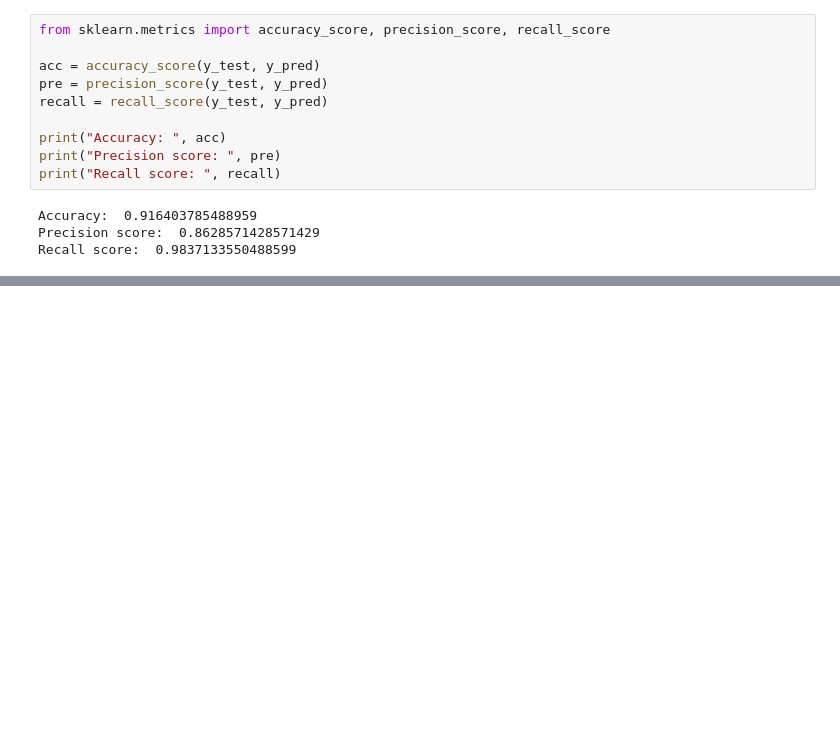
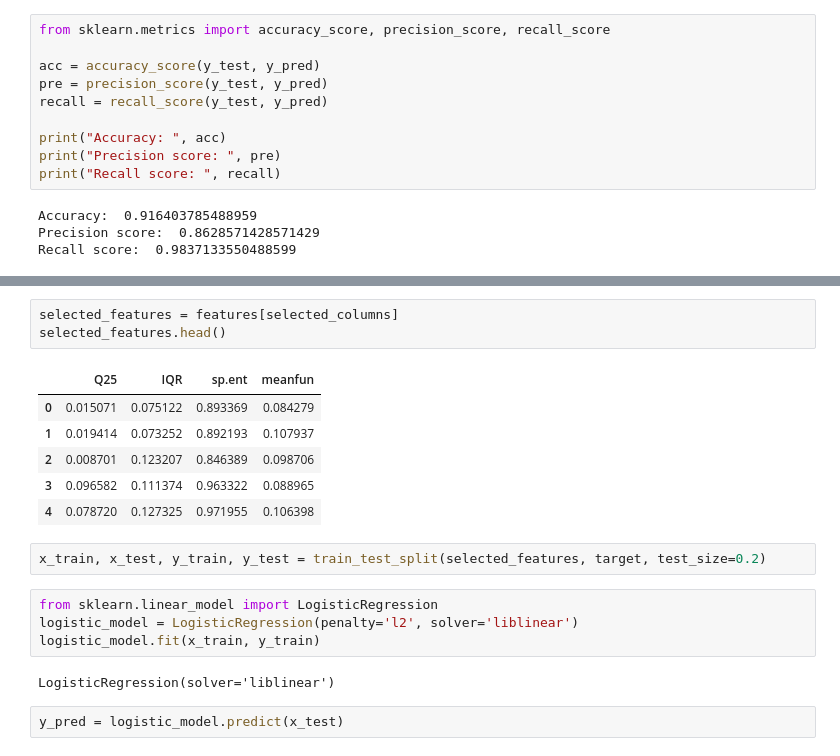
Before and after one commit to Crazz-Zaac/Predictive-model-implementation, a Jupyter notebook: LogisticRegression.ipynb, the cells around one changed output, grey strips where cells are left out. Cells and saved outputs as stored; diff of their text form; blank space fills up the shorter version.

```diff
--- a/LogisticRegression.ipynb
+++ b/LogisticRegression.ipynb
@@ -148,0 +255,20 @@ Recall score:  0.9837133550488599
+# %%
+selected_features = features[selected_columns]
+selected_features.head()
+# %% [output]
+|  | Q25 | IQR | sp.ent | meanfun |
+| 0 | 0.015071 | 0.075122 | 0.893369 | 0.084279 |
+| 1 | 0.019414 | 0.073252 | 0.892193 | 0.107937 |
+| 2 | 0.008701 | 0.123207 | 0.846389 | 0.098706 |
+| 3 | 0.096582 | 0.111374 | 0.963322 | 0.088965 |
+| 4 | 0.078720 | 0.127325 | 0.971955 | 0.106398 |
+# %%
+x_train, x_test, y_train, y_test = train_test_split(selected_features, target, test_size=0.2)
+# %%
+from sklearn.linear_model import LogisticRegression
+logistic_model = LogisticRegression(penalty='l2', solver='liblinear')
+logistic_model.fit(x_train, y_train)
+# %% [output]
+LogisticRegression(solver='liblinear')
+# %%
+y_pred = logistic_model.predict(x_test)
```
Also changed, not shown: parts of 32 cells of this notebook.
